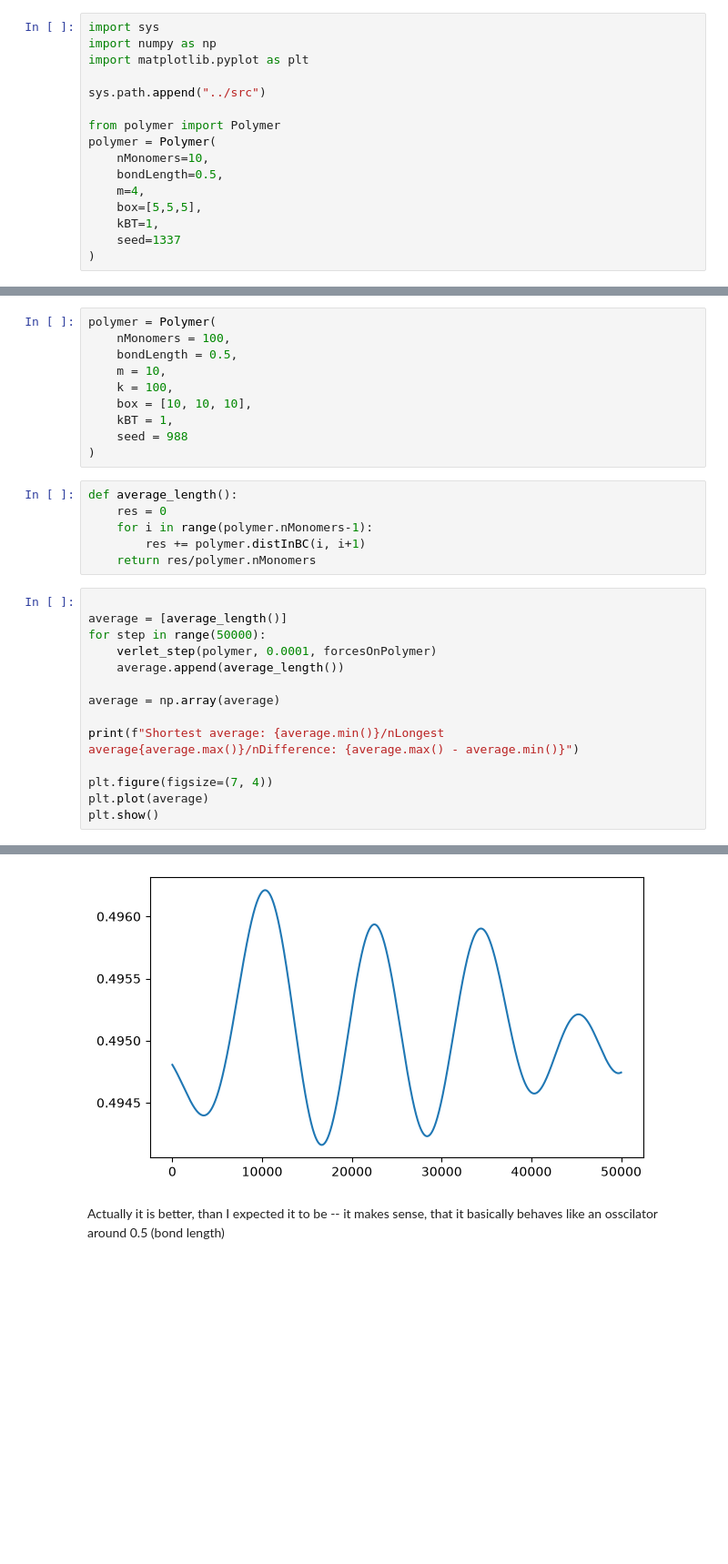
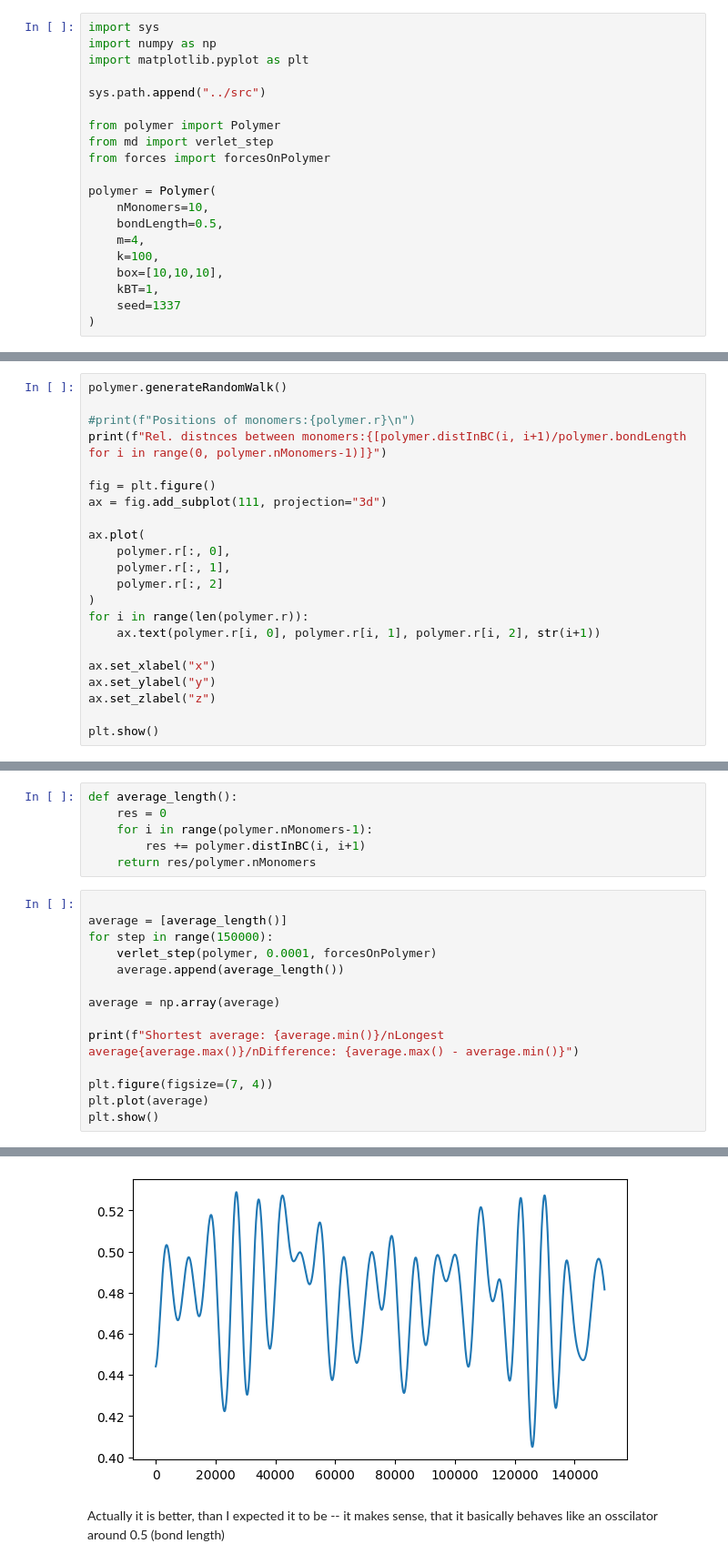
Before and after one commit to olegoniy/mpcd, a Jupyter notebook: notebooks/plots.ipynb, the cells around one changed output, grey strips where cells are left out. Shown at 91% size. Drawn from its saved outputs; the diff is of its cells as text; blank space fills up the shorter version.

Commit message:
More plots for a polymer

```diff
--- a/notebooks/plots.ipynb
+++ b/notebooks/plots.ipynb
@@ -156,11 +152,15 @@ import matplotlib.pyplot as plt
 sys.path.append("../src")
 
 from polymer import Polymer
+from md import verlet_step
+from forces import forcesOnPolymer
+
 polymer = Polymer(
     nMonomers=10,
     bondLength=0.5,
     m=4,
-    box=[5,5,5],
+    k=100,
+    box=[10,10,10],
     kBT=1,
     seed=1337
 )
@@ -193,0 +196,22 @@ Rel. distnces between monomers:[np.float64(1.0405869469440339), np.float64(1.004
+# %%
+polymer.generateRandomWalk()
+
+#print(f"Positions of monomers:{polymer.r}\n")
+print(f"Rel. distnces between monomers:{[polymer.distInBC(i, i+1)/polymer.bondLength for i in range(0, polymer.nMonomers-1)]}")
+
+fig = plt.figure()
+ax = fig.add_subplot(111, projection="3d")
+
+ax.plot(
+    polymer.r[:, 0],
+    polymer.r[:, 1],
+    polymer.r[:, 2]
+)
+for i in range(len(polymer.r)):
+    ax.text(polymer.r[i, 0], polymer.r[i, 1], polymer.r[i, 2], str(i+1))
+
+ax.set_xlabel("x")
+ax.set_ylabel("y")
+ax.set_zlabel("z")
+
+plt.show()
@@ -196,13 +223,3 @@ Rel. distnces between monomers:[np.float64(1.0405869469440339), np.float64(1.004
-# %%
-polymer = Polymer(
-    nMonomers = 100,
-    bondLength = 0.5,
-    m = 10,
-    k = 100,
-    box = [10, 10, 10],
-    kBT = 1,
-    seed = 988
-)
 # %%
 def average_length():
     res = 0
@@ -212,7 +229,7 @@ def average_length():
 # %%
 
 average = [average_length()]
-for step in range(50000):
+for step in range(150000):
     verlet_step(polymer, 0.0001, forcesOnPolymer)
     average.append(average_length())
 
@@ -228,3 +245,3 @@ Shortest average: 0.49416038425931996/nLongest average0.49621144759537344/nDiffe
-[figure, old version]
+[figure, new version]
 # %% [markdown]
 Actually it is better, than I expected it to be -- it makes sense, that it basically behaves like an osscilator around 0.5 (bond length)
```
Also changed, not shown: parts of 11 cells of this notebook.
